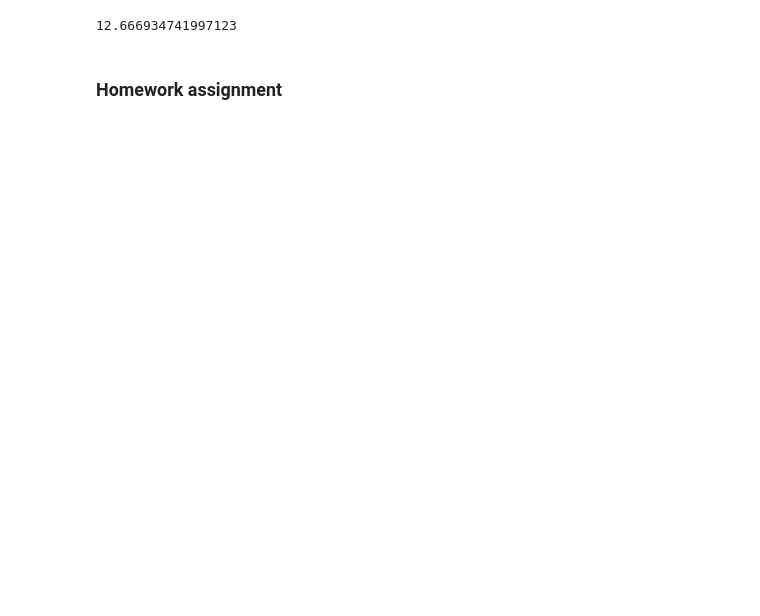
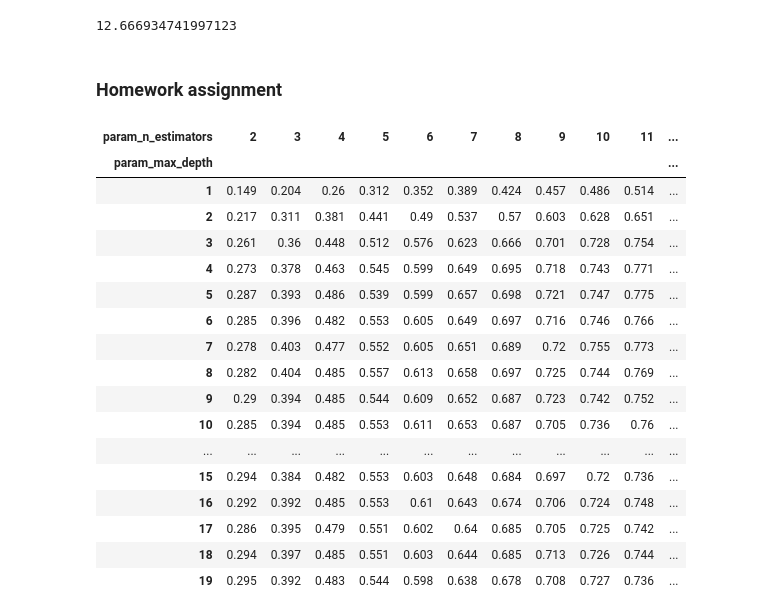
Before and after one commit to alechay/spring2020, a Jupyter notebook: 04/Week4.ipynb, the cells around one changed output. Cells and saved outputs as stored; diff of their text form; code cells hidden in the pictures; blank space fills up the shorter version.

```diff
--- a/04/Week4.ipynb
+++ b/04/Week4.ipynb
@@ -749,3 +749,50 @@ mean_squared_error(y_test, y_predicted)
 12.666934741997123
 # %% [markdown]
 ### Homework assignment
+# %%
+from sklearn.model_selection import KFold, GridSearchCV
+from sklearn.ensemble import GradientBoostingRegressor
+from sklearn.datasets import load_boston
+import pandas as pd
+
+boston = load_boston()
+X = boston.data
+y = boston.target
+
+# Create kf instance
+kf = KFold(n_splits=5, shuffle=True, random_state=42)
+# Create dt instance
+rf = GradientBoostingRegressor()
+# Create grid search instance
+gscv = GridSearchCV(
+    rf,
+    {"max_depth": range(1, 20), "n_estimators": range(2, 20)},
+    cv=kf,
+    n_jobs=-1
+)
+gscv.fit(X, y)
+# Get cross-validation data
+cv_df = pd.DataFrame(gscv.cv_results_)
+piv_df = cv_df.pivot(index="param_max_depth",
+           columns="param_n_estimators",
+           values="mean_test_score").round(3)
+piv_df.style.background_gradient("nipy_spectral", axis=None)
+# %% [output]
+| param_n_estimators | 2 | 3 | 4 | 5 | 6 | 7 | 8 | 9 | 10 | 11 | ... |
+| param_max_depth |  |  |  |  |  |  |  |  |  |  | ... |
+| 1 | 0.149 | 0.204 | 0.26 | 0.312 | 0.352 | 0.389 | 0.424 | 0.457 | 0.486 | 0.514 | ... |
+| 2 | 0.217 | 0.311 | 0.381 | 0.441 | 0.49 | 0.537 | 0.57 | 0.603 | 0.628 | 0.651 | ... |
+| 3 | 0.261 | 0.36 | 0.448 | 0.512 | 0.576 | 0.623 | 0.666 | 0.701 | 0.728 | 0.754 | ... |
+| 4 | 0.273 | 0.378 | 0.463 | 0.545 | 0.599 | 0.649 | 0.695 | 0.718 | 0.743 | 0.771 | ... |
+| 5 | 0.287 | 0.393 | 0.486 | 0.539 | 0.599 | 0.657 | 0.698 | 0.721 | 0.747 | 0.775 | ... |
+| 6 | 0.285 | 0.396 | 0.482 | 0.553 | 0.605 | 0.649 | 0.697 | 0.716 | 0.746 | 0.766 | ... |
+| 7 | 0.278 | 0.403 | 0.477 | 0.552 | 0.605 | 0.651 | 0.689 | 0.72 | 0.755 | 0.773 | ... |
+| 8 | 0.282 | 0.404 | 0.485 | 0.557 | 0.613 | 0.658 | 0.697 | 0.725 | 0.744 | 0.769 | ... |
+| 9 | 0.29 | 0.394 | 0.485 | 0.544 | 0.609 | 0.652 | 0.687 | 0.723 | 0.742 | 0.752 | ... |
+| 10 | 0.285 | 0.394 | 0.485 | 0.553 | 0.611 | 0.653 | 0.687 | 0.705 | 0.736 | 0.76 | ... |
+| ... | ... | ... | ... | ... | ... | ... | ... | ... | ... | ... | ... |
+| 15 | 0.294 | 0.384 | 0.482 | 0.553 | 0.603 | 0.648 | 0.684 | 0.697 | 0.72 | 0.736 | ... |
+| 16 | 0.292 | 0.392 | 0.485 | 0.553 | 0.61 | 0.643 | 0.674 | 0.706 | 0.724 | 0.748 | ... |
+| 17 | 0.286 | 0.395 | 0.479 | 0.551 | 0.602 | 0.64 | 0.685 | 0.705 | 0.725 | 0.742 | ... |
+| 18 | 0.294 | 0.397 | 0.485 | 0.551 | 0.603 | 0.644 | 0.685 | 0.713 | 0.726 | 0.744 | ... |
+| 19 | 0.295 | 0.392 | 0.483 | 0.544 | 0.598 | 0.638 | 0.678 | 0.708 | 0.727 | 0.736 | ... |
```
Also changed, not shown: 1 other file.
